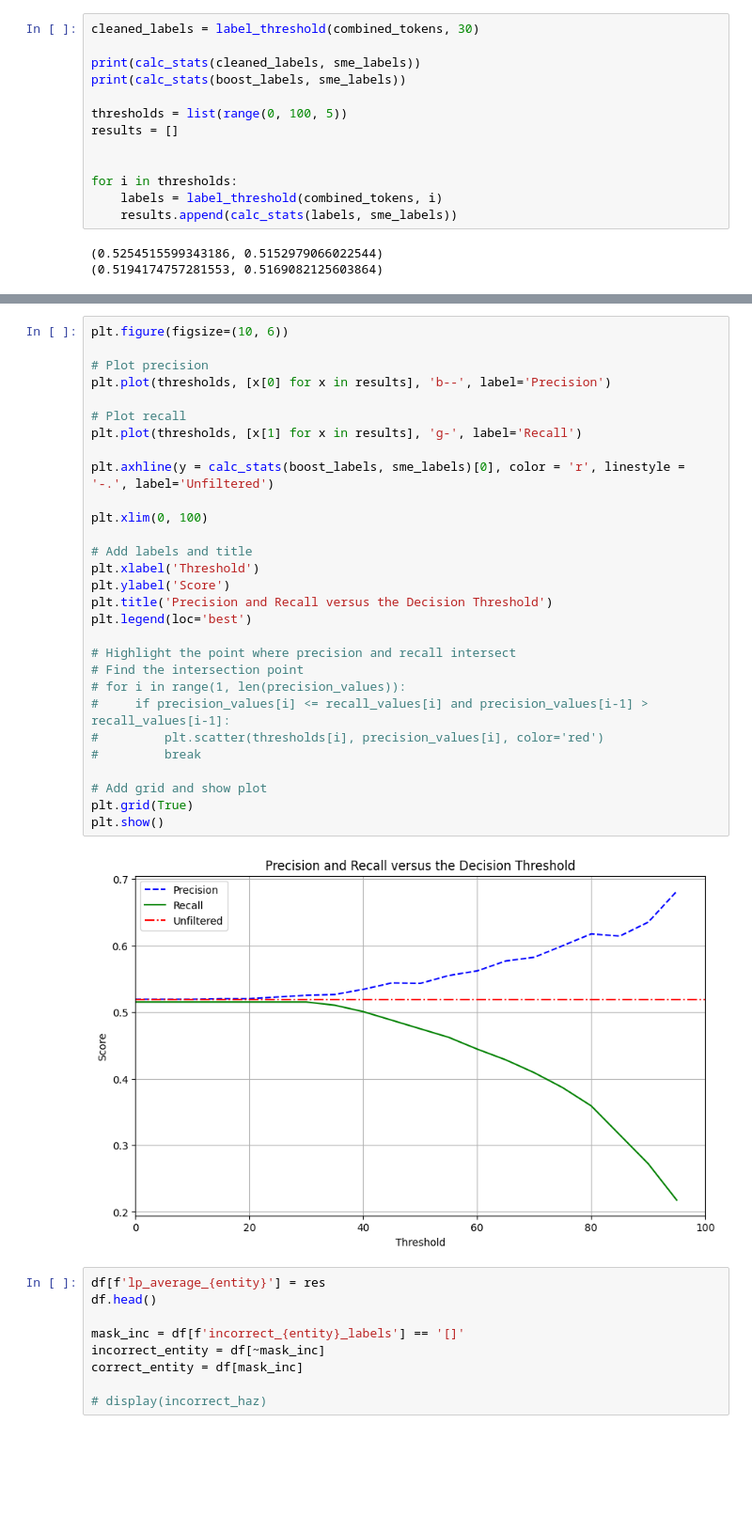
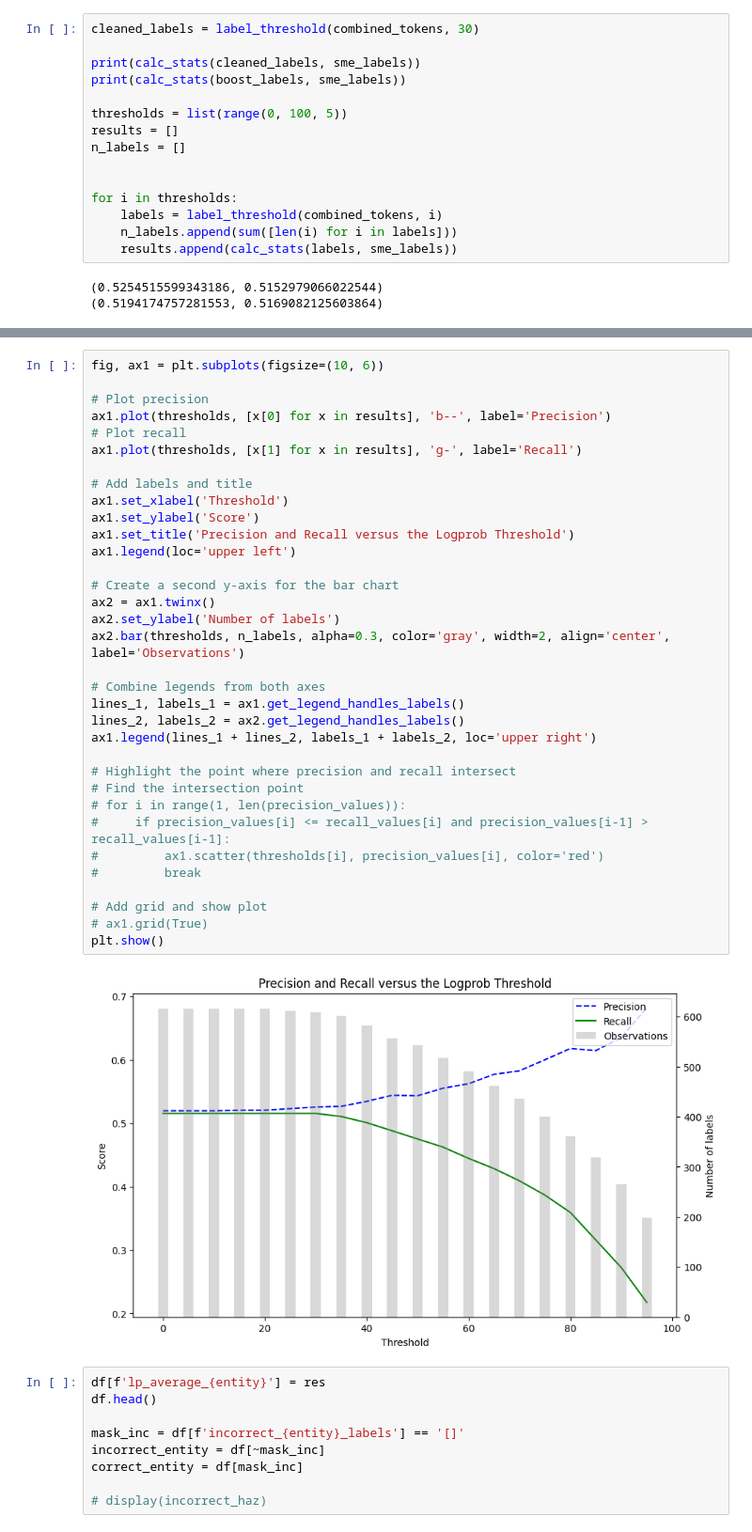
Before and after one commit to panu-hietanen/Empirisys, a Jupyter notebook: lp_analysis.ipynb, the cells around one changed output, grey strips where cells are left out. Shown at 94% size. Cells and saved outputs as stored; diff of their text form; blank space fills up the shorter version.

Commit message:
Added label count to graph

```diff
--- a/lp_analysis.ipynb
+++ b/lp_analysis.ipynb
@@ -472,10 +472,12 @@ print(calc_stats(boost_labels, sme_labels))
 
 thresholds = list(range(0, 100, 5))
 results = []
+n_labels = []
 
 
 for i in thresholds:
     labels = label_threshold(combined_tokens, i)
+    n_labels.append(sum([len(i) for i in labels]))
     results.append(calc_stats(labels, sme_labels))
 # %% [output]
 (0.5254515599343186, 0.5152979066022544)
@@ -487,34 +493,39 @@ print(cleaned_labels)
 # %%
-plt.figure(figsize=(10, 6))
+fig, ax1 = plt.subplots(figsize=(10, 6))
 
 # Plot precision
-plt.plot(thresholds, [x[0] for x in results], 'b--', label='Precision')
-
+ax1.plot(thresholds, [x[0] for x in results], 'b--', label='Precision')
 # Plot recall
-plt.plot(thresholds, [x[1] for x in results], 'g-', label='Recall')
-
-plt.axhline(y = calc_stats(boost_labels, sme_labels)[0], color = 'r', linestyle = '-.', label='Unfiltered')
-
-plt.xlim(0, 100)
+ax1.plot(thresholds, [x[1] for x in results], 'g-', label='Recall')
 
 # Add labels and title
-plt.xlabel('Threshold')
-plt.ylabel('Score')
-plt.title('Precision and Recall versus the Decision Threshold')
-plt.legend(loc='best')
+ax1.set_xlabel('Threshold')
+ax1.set_ylabel('Score')
+ax1.set_title('Precision and Recall versus the Logprob Threshold')
+ax1.legend(loc='upper left')
+
+# Create a second y-axis for the bar chart
+ax2 = ax1.twinx()
+ax2.set_ylabel('Number of labels')
+ax2.bar(thresholds, n_labels, alpha=0.3, color='gray', width=2, align='center', label='Observations')
+
+# Combine legends from both axes
+lines_1, labels_1 = ax1.get_legend_handles_labels()
+lines_2, labels_2 = ax2.get_legend_handles_labels()
+ax1.legend(lines_1 + lines_2, labels_1 + labels_2, loc='upper right')
 
 # Highlight the point where precision and recall intersect
 # Find the intersection point
 # for i in range(1, len(precision_values)):
 #     if precision_values[i] <= recall_values[i] and precision_values[i-1] > recall_values[i-1]:
-#         plt.scatter(thresholds[i], precision_values[i], color='red')
+#         ax1.scatter(thresholds[i], precision_values[i], color='red')
 #         break
 
 # Add grid and show plot
-plt.grid(True)
+# ax1.grid(True)
 plt.show()
 # %% [output]
-[figure, old version]
+[figure, new version]
 # %%
 df[f'lp_average_{entity}'] = res
 df.head()
```
Also changed, not shown: parts of 2 cells of this notebook.
